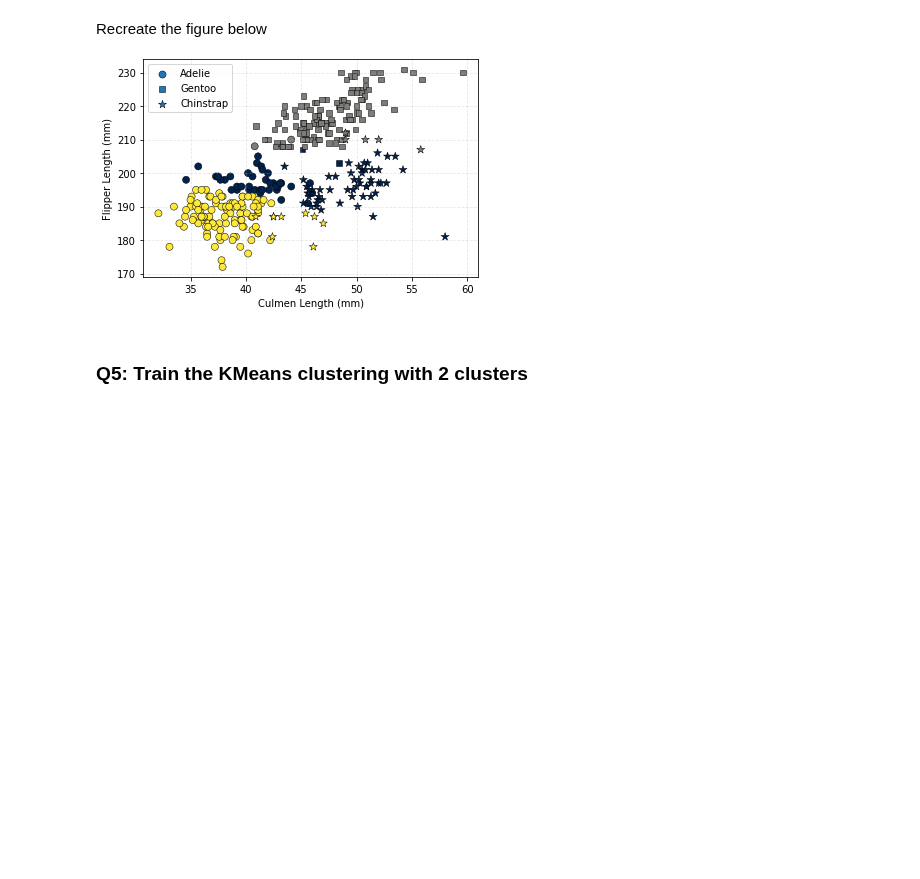
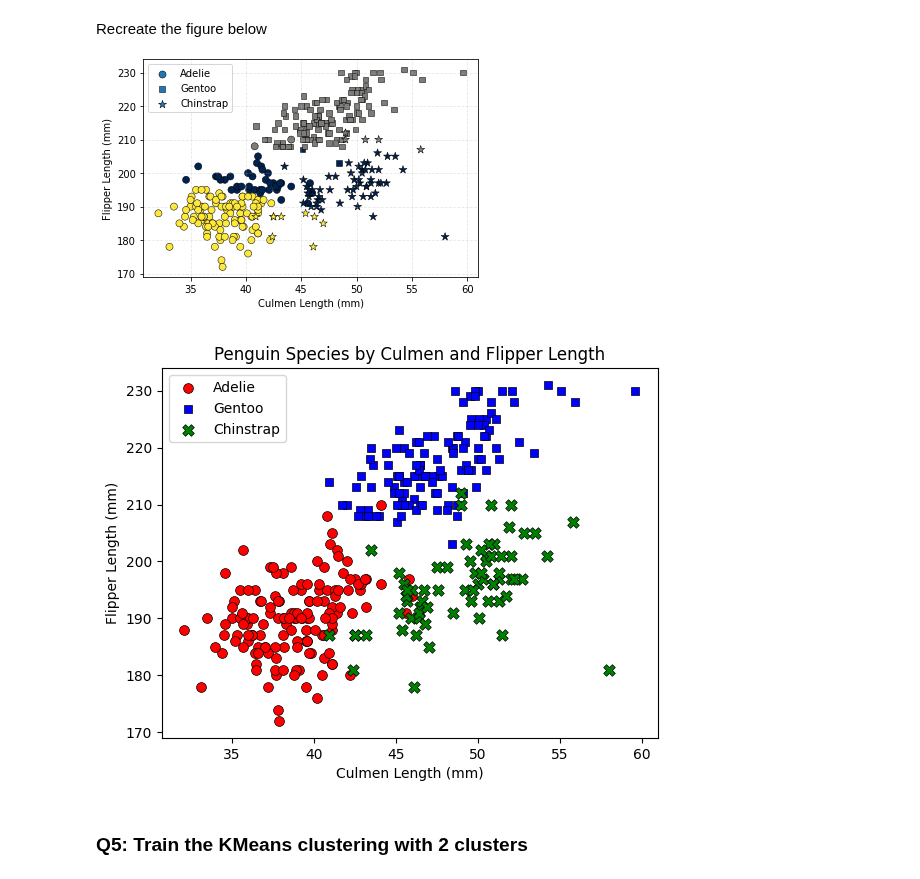
Before and after one commit to noegaill/2025_Intro_Python, a Jupyter notebook: notebook/W4_S1.ipynb, the cells around one changed output. Drawn from its saved outputs; the diff is of its cells as text; code cells hidden in the pictures; blank space fills up the shorter version.

```diff
--- a/notebook/W4_S1.ipynb
+++ b/notebook/W4_S1.ipynb
@@ -182,14 +182,15 @@ Based on the silhouette and elbow analysis, it seems the either 2 or 3 clusters
 ### Q4: Perform KMeans clustering with 3 clusters
 # %%
 # Train a k-means clustering model
-kmeans = _______(n_clusters=3)
-kmeans._____(_)
+kmeans = KMeans(n_clusters=3)
+kmeans.fit(X)
 
 # Use the model to label all data points
-_______ = kmeans._______(_)
+label = kmeans.labels_
 # %% [markdown]
 Now, our penguin dataset is labelled. So we can compare our clustering results with the truth to see how well our trained model performed.
 # %% [markdown]
 First store the predicted labels in the pandas dataframe
-# %%
-penguin_df[_______] = _____________
+# %%
+penguin_df['labels'] = label
+penguin_df
@@ -204,17 +218,28 @@ Then extract the culmen_length_mm and flipper_length_mm of the three penguin cat
+# %%
+# Adelie
+Adelie_data = penguin_df[penguin_df['species'] == 'Adelie'][['culmen_length_mm', 'flipper_length_mm']]
+
+# Gentoo
+Gentoo_data = penguin_df[penguin_df['species'] == 'Gentoo'][['culmen_length_mm', 'flipper_length_mm']]
+
+# Chinstrap
+Chinstrap_data = penguin_df[penguin_df['species'] == 'Chinstrap'][['culmen_length_mm', 'flipper_length_mm']]
 # %% [markdown]
 Recreate the figure below
 
 ![plot3.png](embedded-picture-1)
 # %%
 #
-plt.scatter(_____, _________,c=_______,s=50,marker=___,label='Adelie', cmap='cividis',edgecolors='k',linewidths=0.5,vmin=___,vmax=___)
-plt.scatter(_____, _________,c=_______,s=30,marker=___,label='Gentoo', cmap='cividis',edgecolors='k',linewidths=0.5,vmin=___,vmax=___)
-plt.scatter(_____, _________,c=_______,s=70,marker=___,label='Chinstrap', cmap='cividis',edgecolors='k',linewidths=0.5,vmin=____,vmax=____)
-plt.______(__________)
-plt.ylabel(___________)
-plt.xlabel(___________)
-plt._________
+plt.scatter(Adelie_data['culmen_length_mm'], Adelie_data['flipper_length_mm'],c='red',s=50,marker='o',label='Adelie', edgecolors='k',linewidths=0.5)
+plt.scatter(Gentoo_data['culmen_length_mm'], Gentoo_data['flipper_length_mm'],c='blue',s=30,marker='s',label='Gentoo', edgecolors='k',linewidths=0.5)
+plt.scatter(Chinstrap_data['culmen_length_mm'], Chinstrap_data['flipper_length_mm'],c='green',s=70,marker='X',label='Chinstrap', edgecolors='k',linewidths=0.5)
+plt.title('Penguin Species by Culmen and Flipper Length')
+plt.ylabel('Flipper Length (mm)')
+plt.xlabel('Culmen Length (mm)')
+plt.legend()
 plt.show()
+# %% [output]
+[figure, added]
 # %% [markdown]
 ### Q5: Train the KMeans clustering with 2 clusters
 # %%
```
Also changed, not shown: parts of 2 cells of this notebook.
